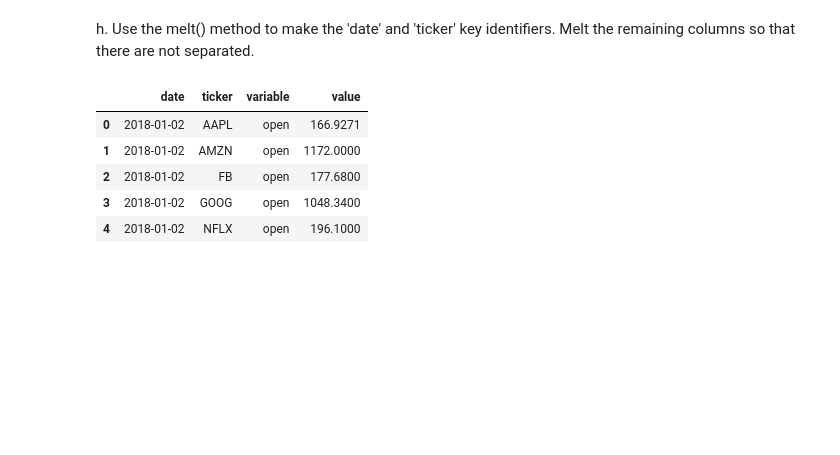
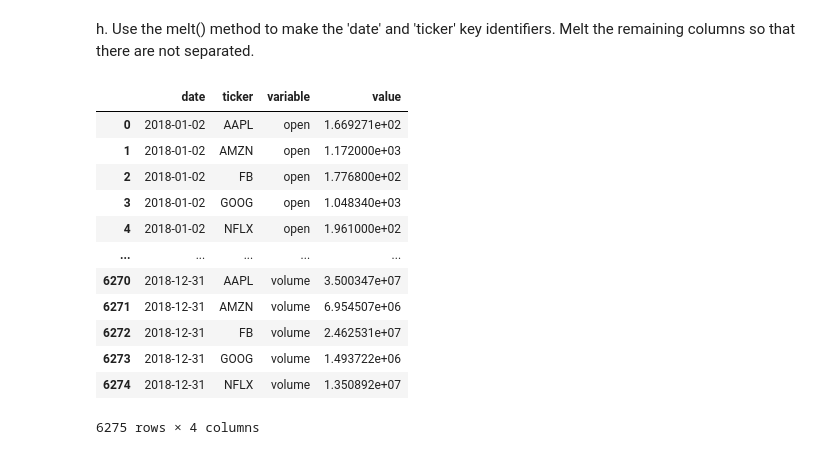
Before and after one commit to Yiting-Wang98/MSSP607, a Jupyter notebook: assignments/week 5/week 5 assignment.ipynb, the cells around one changed output. Saved outputs shown, nothing was run; the diff lists cells and outputs as text; code cells hidden in the pictures; blank space fills up the shorter version.

```diff
--- a/assignments/week 5/week 5 assignment.ipynb
+++ b/assignments/week 5/week 5 assignment.ipynb
@@ -117,13 +141,18 @@ faanf.nlargest(7, "volume")
 # %% [markdown]
 h. Use the melt() method to make the 'date' and 'ticker' key identifiers.  Melt the remaining columns so that there are not separated.
 # %%
-melted = faanf.melt(
-    id_vars=["date", "ticker"])
-melted.head()
+faanf.melt(id_vars=["date", "ticker"])
 # %% [output]
 |  | date | ticker | variable | value |
-| 0 | 2018-01-02 | AAPL | open | 166.9271 |
-| 1 | 2018-01-02 | AMZN | open | 1172.0000 |
-| 2 | 2018-01-02 | FB | open | 177.6800 |
-| 3 | 2018-01-02 | GOOG | open | 1048.3400 |
-| 4 | 2018-01-02 | NFLX | open | 196.1000 |
+| 0 | 2018-01-02 | AAPL | open | 1.669271e+02 |
+| 1 | 2018-01-02 | AMZN | open | 1.172000e+03 |
+| 2 | 2018-01-02 | FB | open | 1.776800e+02 |
+| 3 | 2018-01-02 | GOOG | open | 1.048340e+03 |
+| 4 | 2018-01-02 | NFLX | open | 1.961000e+02 |
+| ... | ... | ... | ... | ... |
+| 6270 | 2018-12-31 | AAPL | volume | 3.500347e+07 |
+| 6271 | 2018-12-31 | AMZN | volume | 6.954507e+06 |
+| 6272 | 2018-12-31 | FB | volume | 2.462531e+07 |
+| 6273 | 2018-12-31 | GOOG | volume | 1.493722e+06 |
+| 6274 | 2018-12-31 | NFLX | volume | 1.350892e+07 |
+6275 rows × 4 columns
```
Also changed, not shown: parts of 4 cells of this notebook.
